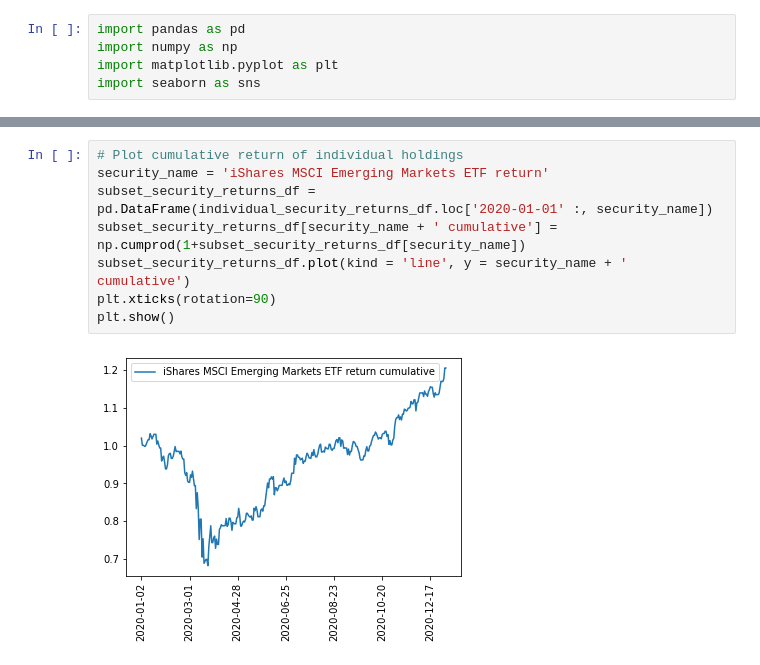
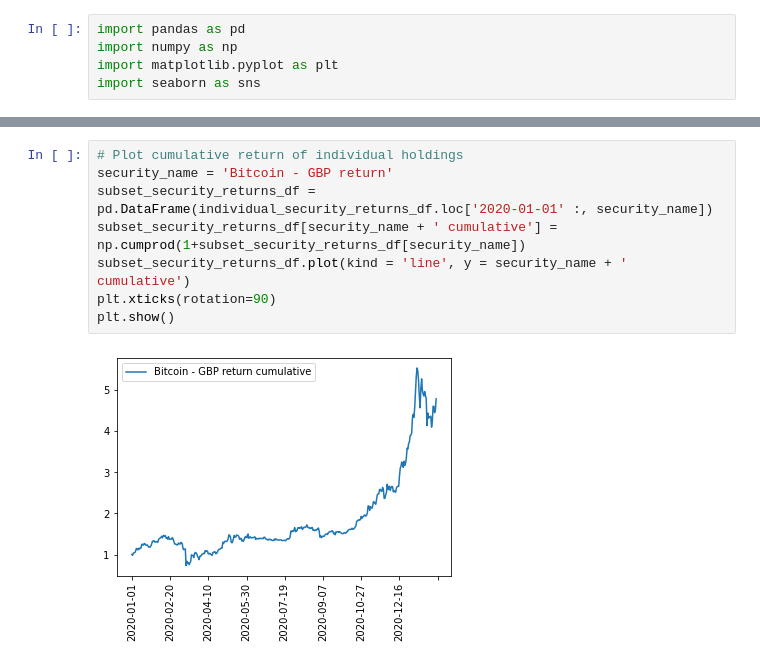
Before and after one commit to dhirlea/Portfolio-Optimizer, a Jupyter notebook: Statistical_Analysis_of_Returns.ipynb, the cells around one changed output, grey strips where cells are left out. Cells and saved outputs as stored; diff of their text form.

Commit message:
added bitcoin

```diff
--- a/Statistical_Analysis_of_Returns.ipynb
+++ b/Statistical_Analysis_of_Returns.ipynb
@@ -14,13 +25,13 @@ backtested_strategy_returns_array = np.array(backtested_strategy_returns_df['Bac
 # %%
 # Plot cumulative return of individual holdings
-security_name = 'iShares MSCI Emerging Markets ETF return'
+security_name = 'Bitcoin - GBP return'
 subset_security_returns_df = pd.DataFrame(individual_security_returns_df.loc['2020-01-01' :, security_name])
 subset_security_returns_df[security_name + ' cumulative'] = np.cumprod(1+subset_security_returns_df[security_name])
 subset_security_returns_df.plot(kind = 'line', y = security_name + ' cumulative')
 plt.xticks(rotation=90)
 plt.show()
 # %% [output]
-[figure, old version]
+[figure, new version]
 # %%
 sns.distplot(backtested_strategy_returns_df['Backtested strategy'], bins=int(np.sqrt(backtested_strategy_returns_df.shape[0])))
 plt.show()
```
Also changed, not shown: parts of 4 cells of this notebook, 3 other files.
